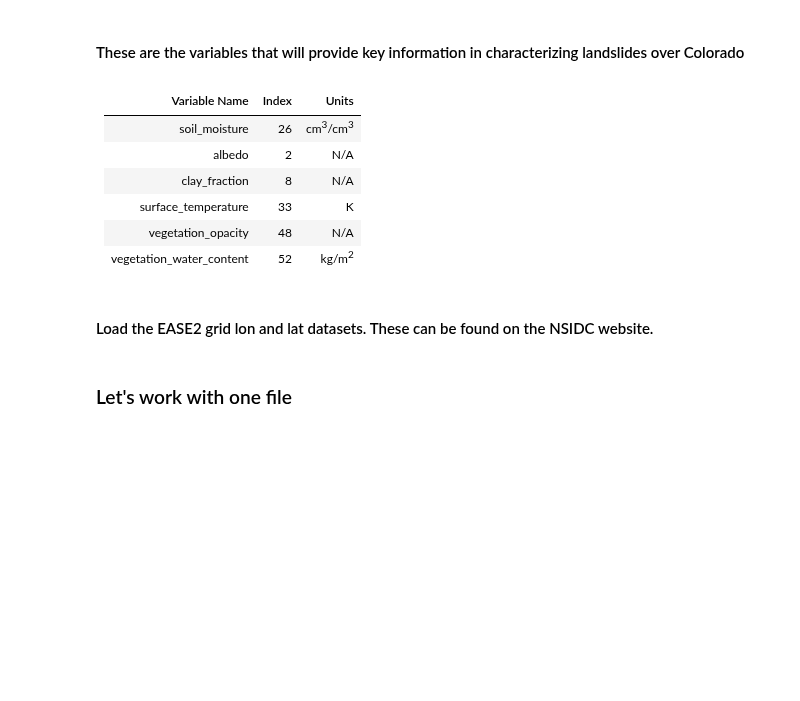
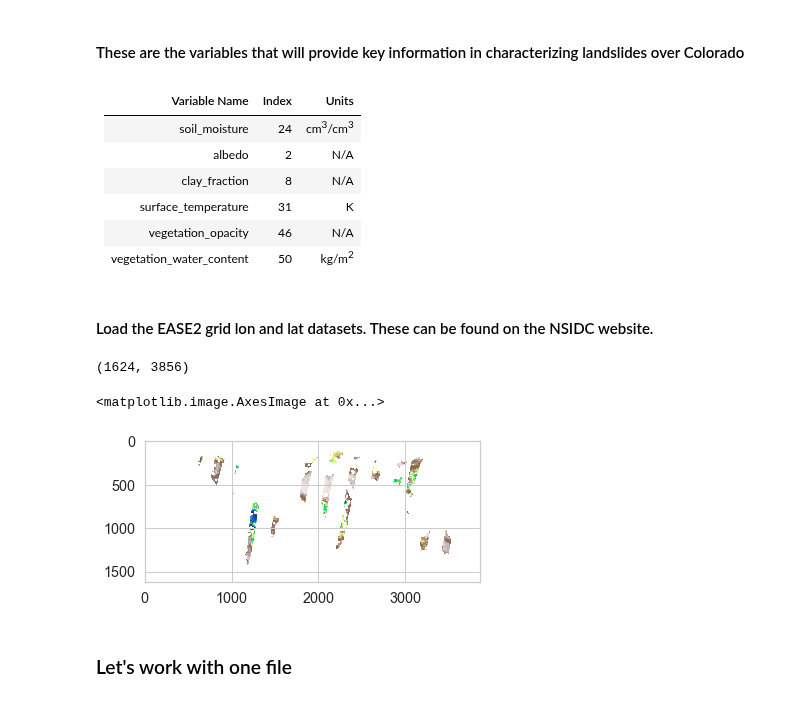
Before and after one commit to jacquiewitte/capstone-landslides-soilmoisture, a Jupyter notebook: landslide_smap_soilm_timeseries.ipynb, the cells around one changed output. Cells and saved outputs as stored; diff of their text form; code cells hidden in the pictures; blank space fills up the shorter version.

```diff
--- a/landslide_smap_soilm_timeseries.ipynb
+++ b/landslide_smap_soilm_timeseries.ipynb
@@ -140,23 +147,30 @@ Now lets look at the variables within the filegroup **Soil_Moisture_Retrieval_Da
 # %% [markdown]
 | Variable Name | Index | Units |
 | ----------- | ----------- | ----------- |
-| soil_moisture | 26 | cm<sup>3</sup>/cm<sup>3</sup> |
+| soil_moisture | 24 | cm<sup>3</sup>/cm<sup>3</sup> |
 | albedo | 2 | N/A |
 | clay_fraction | 8 | N/A |
-| surface_temperature | 33 | K |
-| vegetation_opacity | 48 | N/A |
-| vegetation_water_content | 52 | kg/m<sup>2</sup> |
+| surface_temperature | 31 | K |
+| vegetation_opacity | 46 | N/A |
+| vegetation_water_content | 50 | kg/m<sup>2</sup> |
 # %% [markdown]
 #### Load the EASE2 grid lon and lat datasets. These can be found on the NSIDC website.
 # %%
 # Reshape to dimensions of the SMAP data above
-f = h5py.File(smap_files[0], 'r')
-sm_data = read_smap(f, group_id, 26)
-f.close()
-lats = np.fromfile(os.path.join(data_dir, 'EASE2_M36km.lats.964x406x1.double'),
+sm_data, date = read_smap(smap_files[1], 24)
+
+lats = np.fromfile(os.path.join(data_dir, 'EASE2_M09km.lats.3856x1624x1.double'),
                       dtype=np.float64).reshape(sm_data.shape)
-lons = np.fromfile(os.path.join(data_dir, 'EASE2_M36km.lons.964x406x1.double'),
+lons = np.fromfile(os.path.join(data_dir, 'EASE2_M09km.lons.3856x1624x1.double'),
                       dtype=np.float64).reshape(sm_data.shape)
+sm_data.shape
+# %% [output]
+(1624, 3856)
+# %%
+plt.imshow(sm_data,vmin=0.,vmax=0.55,cmap='terrain_r')
+# %% [output]
+<matplotlib.image.AxesImage at 0x...>
+[figure, added]
 # %% [markdown]
 ### Let's work with one file
 # %% [markdown]
```
Also changed, not shown: parts of 13 cells of this notebook.
